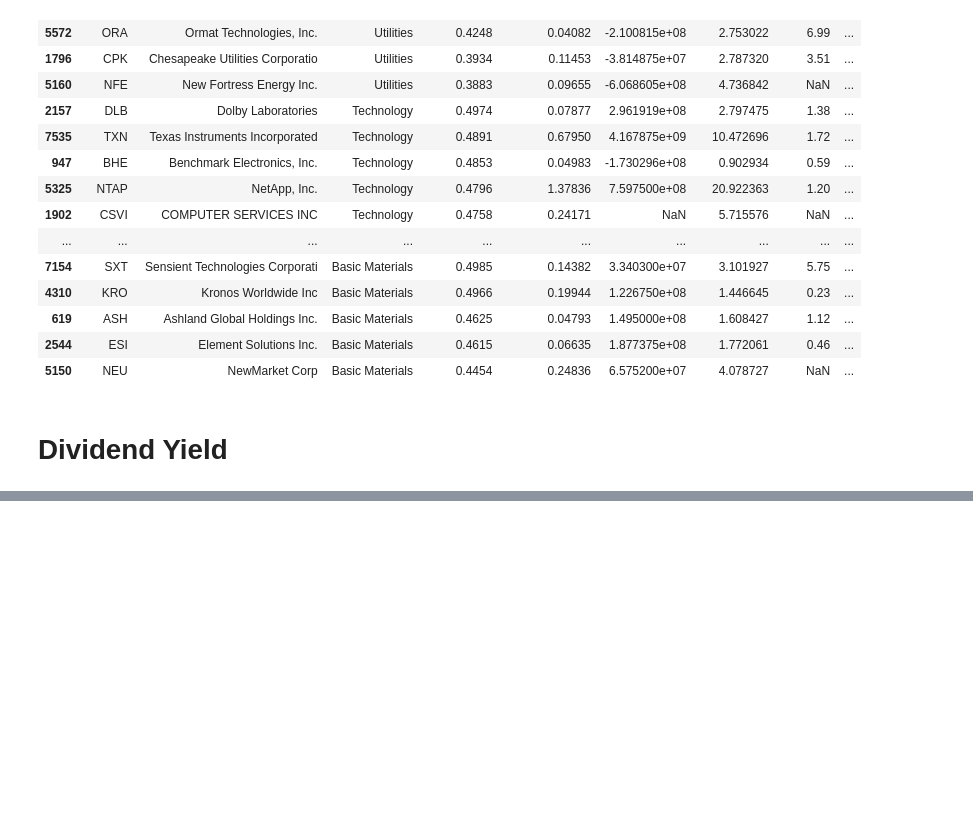
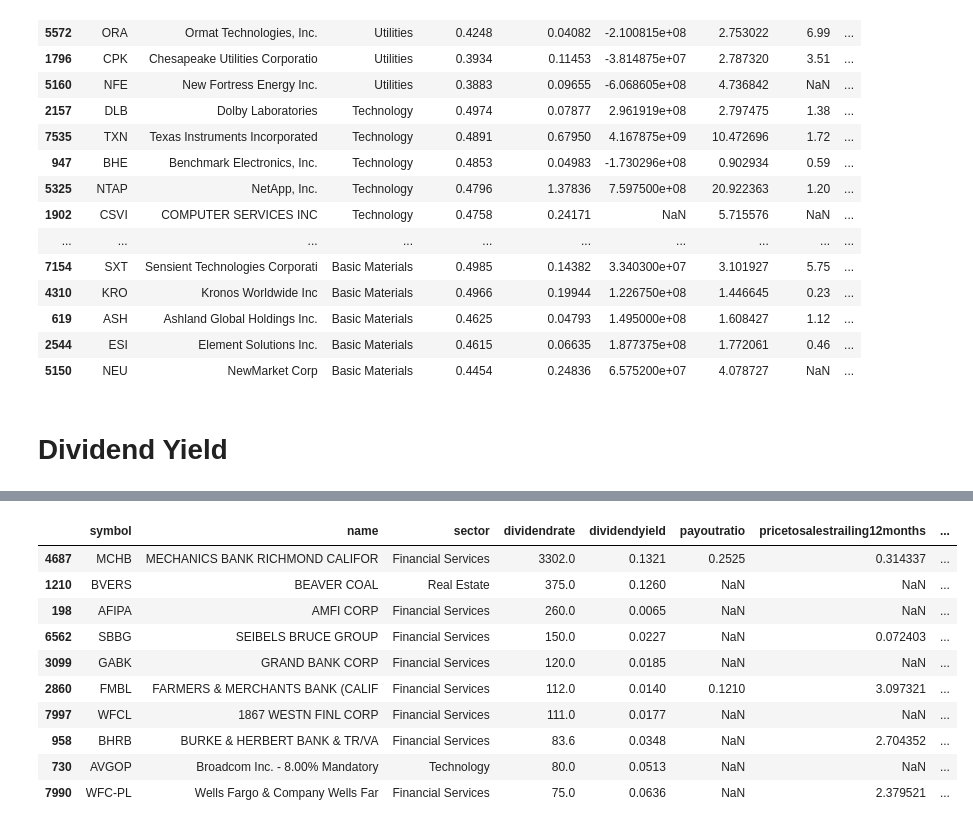
Before and after one commit to alpha2phi-platform/alphalib, a Jupyter notebook: 02_fundamental.ipynb, the cells around one changed output, grey strips where cells are left out. Drawn from its saved outputs; the diff is of its cells as text; code cells hidden in the pictures; blank space fills up the shorter version.

```diff
--- a/02_fundamental.ipynb
+++ b/02_fundamental.ipynb
@@ -734,0 +753,16 @@ df_pr_sector[(df_pr_sector["payoutratio"] >= PR_FROM) & (df_pr_sector["payoutrat
+# %%
+df_div_rate = df_stock_stats.sort_values(by=["dividendrate"], ascending=False)[["symbol","name","sector", "dividendrate", "dividendyield", "payoutratio", "pricetosalestrailing12months", "debttoequity", "returnonequity", "freecashflow", "pricetobook", "pegratio", "trailingpe", "trailingeps", "fiveyearavgdividendyield", "lastdividendvalue", "lastdividenddate" ]]
+# %%
+df_div_rate.head(10)
+# %% [output]
+|  | symbol | name | sector | dividendrate | dividendyield | payoutratio | pricetosalestrailing12months | ... |
+| 4687 | MCHB | MECHANICS BANK RICHMOND CALIFOR | Financial Services | 3302.0 | 0.1321 | 0.2525 | 0.314337 | ... |
+| 1210 | BVERS | BEAVER COAL | Real Estate | 375.0 | 0.1260 | NaN | NaN | ... |
+| 198 | AFIPA | AMFI CORP | Financial Services | 260.0 | 0.0065 | NaN | NaN | ... |
+| 6562 | SBBG | SEIBELS BRUCE GROUP | Financial Services | 150.0 | 0.0227 | NaN | 0.072403 | ... |
+| 3099 | GABK | GRAND BANK CORP | Financial Services | 120.0 | 0.0185 | NaN | NaN | ... |
+| 2860 | FMBL | FARMERS & MERCHANTS BANK (CALIF | Financial Services | 112.0 | 0.0140 | 0.1210 | 3.097321 | ... |
+| 7997 | WFCL | 1867 WESTN FINL CORP | Financial Services | 111.0 | 0.0177 | NaN | NaN | ... |
+| 958 | BHRB | BURKE & HERBERT BANK & TR/VA | Financial Services | 83.6 | 0.0348 | NaN | 2.704352 | ... |
+| 730 | AVGOP | Broadcom Inc. - 8.00% Mandatory | Technology | 80.0 | 0.0513 | NaN | NaN | ... |
+| 7990 | WFC-PL | Wells Fargo & Company Wells Far | Financial Services | 75.0 | 0.0636 | NaN | 2.379521 | ... |
```
Also changed, not shown: parts of 4 cells of this notebook.
